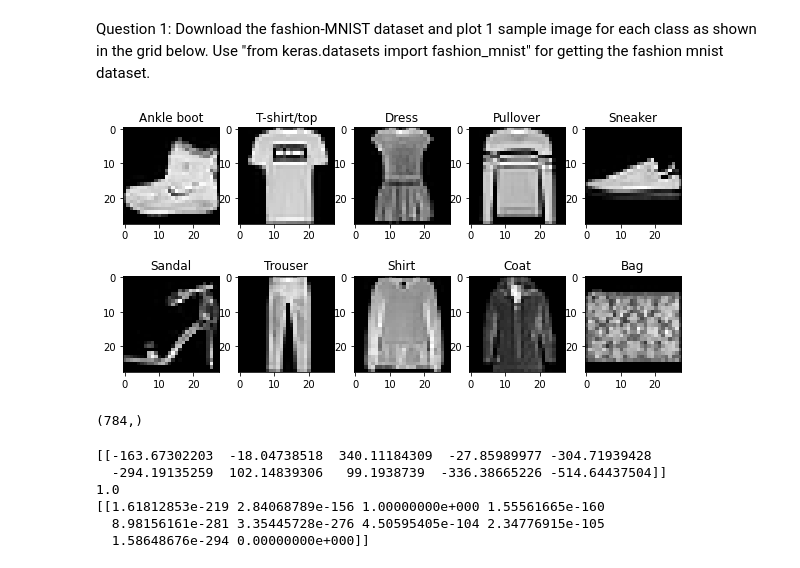
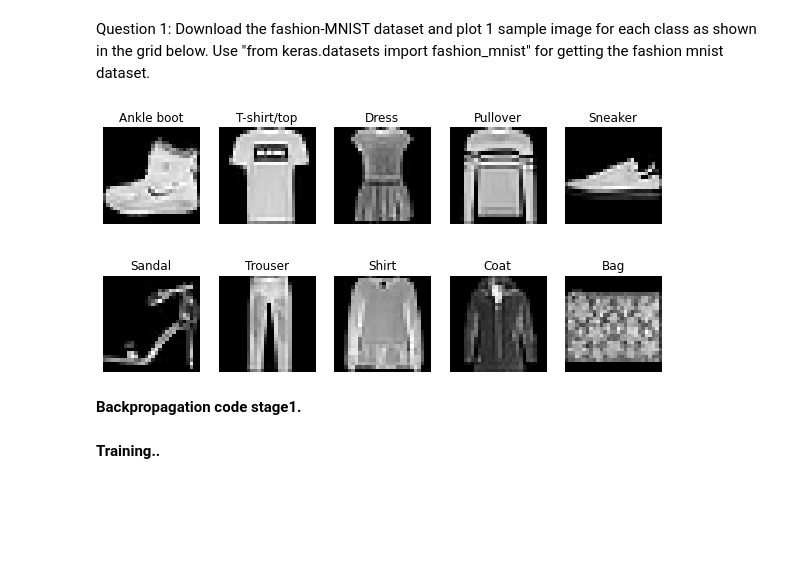
Before and after one commit to ManideepLadi/cs6910_assignment1, a Jupyter notebook: DeepNeuralNetwork.ipynb, the cells around one changed output. Drawn from its saved outputs; the diff is of its cells as text; code cells hidden in the pictures; blank space fills up the shorter version.

```diff
--- a/DeepNeuralNetwork.ipynb
+++ b/DeepNeuralNetwork.ipynb
@@ -13,7 +38,6 @@ Requirement already satisfied: six in /usr/local/lib/python3.6/dist-packages (fr
 # %%
 from keras.datasets import fashion_mnist
-
-(X_train, y_train), (X_test, y_test) = fashion_mnist.load_data()
+(X_train, Y_train), (X_test, Y_test) = fashion_mnist.load_data()
 labels=["T-shirt/top","Trouser","Pullover","Dress","Coat",
         "Sandal","Shirt","Sneaker","Bag","Ankle boot"]
 # %% [output]
@@ -30,20 +54,17 @@ Question 1: Download the fashion-MNIST dataset and plot 1 sample image for each
 # %%
 import matplotlib.pyplot as plt
 plt.figure(figsize=(10,5))
 
 plottedClass =  [False for i in range(10)]
 count=0
 for i in range(25):
-    if  plottedClass[y_train[i]]==False:
-      plt.subplot(2,5,count+1).set_title(labels[y_train[i]])
+    if  plottedClass[Y_train[i]]==False:
+      plt.subplot(2,5,count+1).set_title(labels[Y_train[i]])
       plt.imshow(X_train[i],cmap='gray')
-      plottedClass[y_train[i]]=True
+      plt.axis("off")
+      plottedClass[Y_train[i]]=True
       count=count+1
 
 plt.show()
 # %% [output]
-[figure, old version]
+[figure, new version]
-# %%
-X_train[0].flatten().shape
-# %% [output]
-(784,)
@@ -57,22 +71,2 @@ class Activation_Softmax:
-# %%
-import numpy as np
-class Output_Layer:
-  def __init__(self,n_inputs,n_neurons):
-    self.weights=0.10*np.random.randn(n_inputs,n_neurons)
-    self.biases=np.zeros((1,n_neurons))
-  def forward(self,inputs):
-    self.output= np.dot(inputs,self.weights)+self.biases
-
-opLayer=Output_Layer(784,10)
-opLayer.forward(X_train[0].flatten())
-print(opLayer.output)
-opActivation=Activation_Softmax()
-opActivation.forward(opLayer.output)
-print(opActivation.output)
-# %% [output]
-[[-163.67302203  -18.04738518  340.11184309  -27.85989977 -304.71939428
-  -294.19135259  102.14839306   99.1938739  -336.38665226 -514.64437504]]
-1.0
-[[1.61812853e-219 2.84068789e-156 1.00000000e+000 1.55561665e-160
-  8.98156161e-281 3.35445728e-276 4.50595405e-104 2.34776915e-105
-  1.58648676e-294 0.00000000e+000]]
+# %% [markdown]
+**Backpropagation code stage1.**
@@ -78,0 +376,2 @@ print(opActivation.output)
+# %% [markdown]
+**Training..**
```
Also changed, not shown: parts of 16 cells of this notebook.
